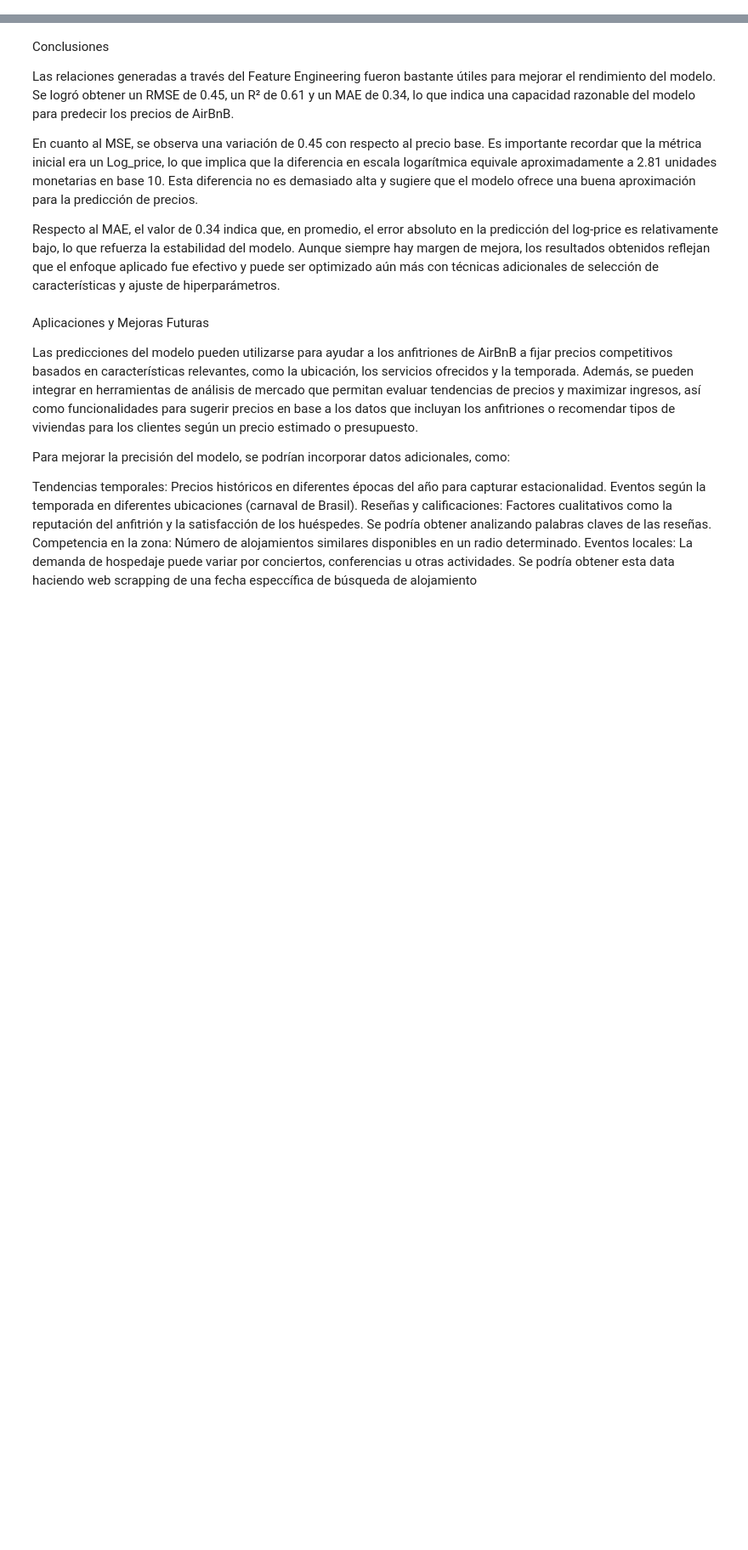
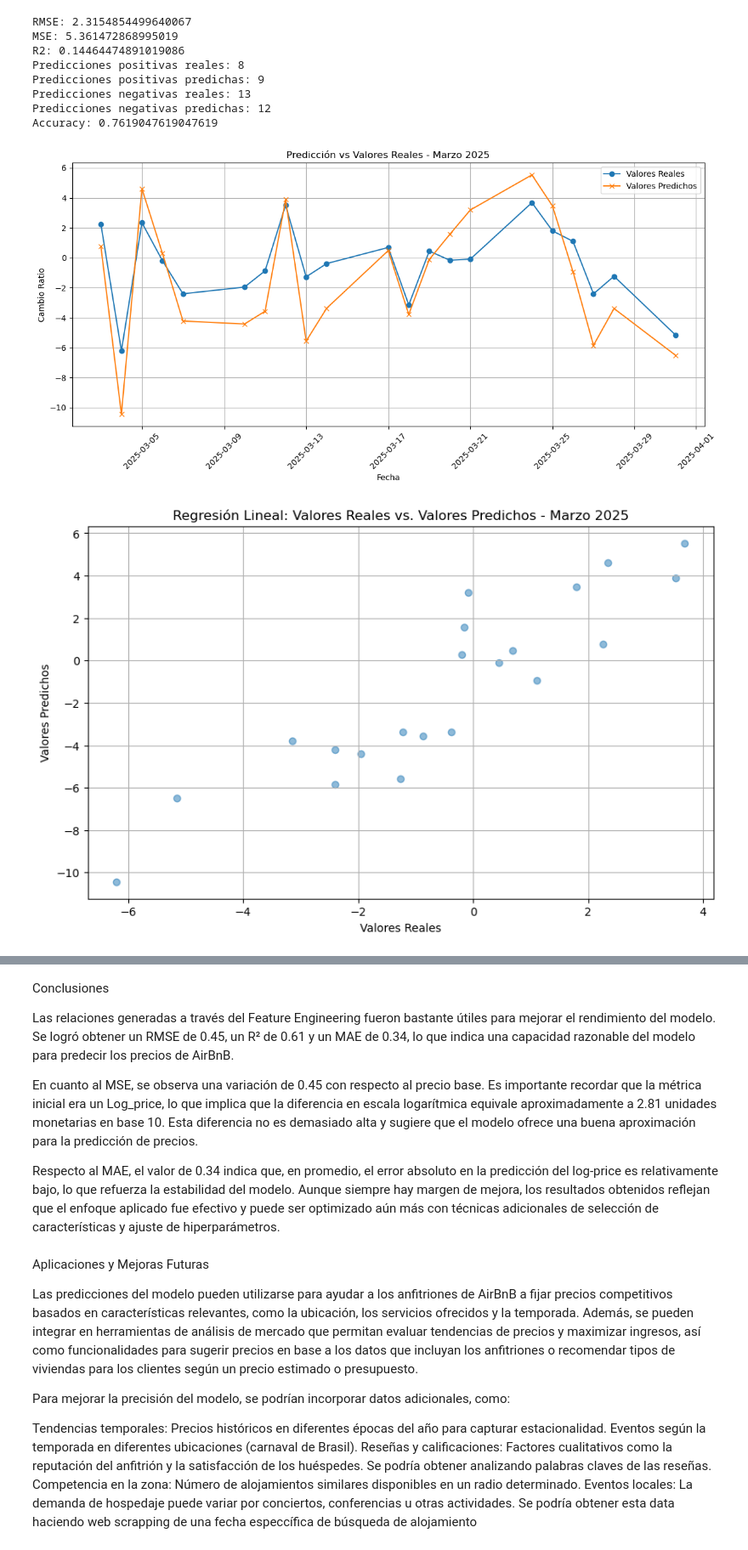
Before and after one commit to Ericson3100/Proyecto3DM, a Jupyter notebook: notebooks/4_Evaluation_Selection.ipynb, the cells around one changed output, grey strips where cells are left out. Shown at 85% size. Cells and saved outputs as stored; diff of their text form; code cells hidden in the pictures; blank space fills up the shorter version.

```diff
--- a/notebooks/4_Evaluation_Selection.ipynb
+++ b/notebooks/4_Evaluation_Selection.ipynb
@@ -233,0 +296,76 @@ Total de capital tanto en la cartera como en las ETF: 1011.5908494842126
+# %%
+# Cargar los datos de prueba (marzo 2025)
+test_data = pd.read_csv('../data/processed/AMZN_test.csv')
+
+# Asegurarse de que tenemos la columna de fecha
+amazon_data_test_with_date = pd.read_csv('../data/raw/AMZN_with_SP500.csv')
+amazon_data_test_with_date = amazon_data_test_with_date[amazon_data_test_with_date['Date'] >= '2025-03-01']
+amazon_data_test_with_date = amazon_data_test_with_date[amazon_data_test_with_date['Date'] <= '2025-03-31']
+
+# Preparar datos para predicción
+X_test = test_data.drop(columns=['ChangeRatio'])
+y_test = test_data['ChangeRatio']
+X_test_scaled = scaler.transform(X_test)
+y_pred = model.predict(X_test_scaled)
+
+# Métricas de evaluación
+rmse = np.sqrt(mean_squared_error(y_test, y_pred))
+mse = mean_squared_error(y_test, y_pred)
+r2 = r2_score(y_test, y_pred)
+
+print(f"RMSE: {rmse}")
+print(f"MSE: {mse}")
+print(f"R2: {r2}")
+
+print(f"Predicciones positivas reales: {np.sum(y_test > 0)}")
+print(f"Predicciones positivas predichas: {np.sum(y_pred > 0)}")
+
+print(f"Predicciones negativas reales: {np.sum(y_test < 0)}")
+print(f"Predicciones negativas predichas: {np.sum(y_pred < 0)}")
+
+accuracy = np.sum((y_test > 0) & (y_pred > 0)) + np.sum((y_test < 0) & (y_pred < 0))
+accuracy = accuracy / len(y_test)
+print(f"Accuracy: {accuracy}")
+
+# Crear un DataFrame con fechas y valores reales y predichos
+result_df = pd.DataFrame({
+    'Date': amazon_data_test_with_date['Date'].values[:len(y_test)],
+    'Real': y_test.values,
+    'Predicción': y_pred
+})
+
+# Convertir la columna de fecha a datetime
+result_df['Date'] = pd.to_datetime(result_df['Date'])
+
+# Graficar los valores reales y predichos a lo largo del tiempo
+plt.figure(figsize=(12, 6))
+plt.plot(result_df['Date'], result_df['Real'], label='Valores Reales', marker='o')
+plt.plot(result_df['Date'], result_df['Predicción'], label='Valores Predichos', marker='x')
+plt.xlabel('Fecha')
+plt.ylabel('Cambio Ratio')
+plt.title('Predicción vs Valores Reales - Marzo 2025')
+plt.legend()
+plt.grid(True)
+plt.xticks(rotation=45)
+plt.tight_layout()
+plt.show()
+
+# Gráfico de dispersión
+plt.figure(figsize=(10, 6))
+plt.scatter(y_test, y_pred, alpha=0.5)
+plt.xlabel('Valores Reales')
+plt.ylabel('Valores Predichos')
+plt.title('Regresión Lineal: Valores Reales vs. Valores Predichos - Marzo 2025')
+plt.grid(True)
+plt.show()
+# %% [output]
+RMSE: 2.3154854499640067
+MSE: 5.361472868995019
+R2: 0.14464474891019086
+Predicciones positivas reales: 8
+Predicciones positivas predichas: 9
+Predicciones negativas reales: 13
+Predicciones negativas predichas: 12
+Accuracy: 0.7619047619047619
+[figure, added]
+[figure, added]
```
Also changed, not shown: parts of 11 cells of this notebook, 13 other files.
